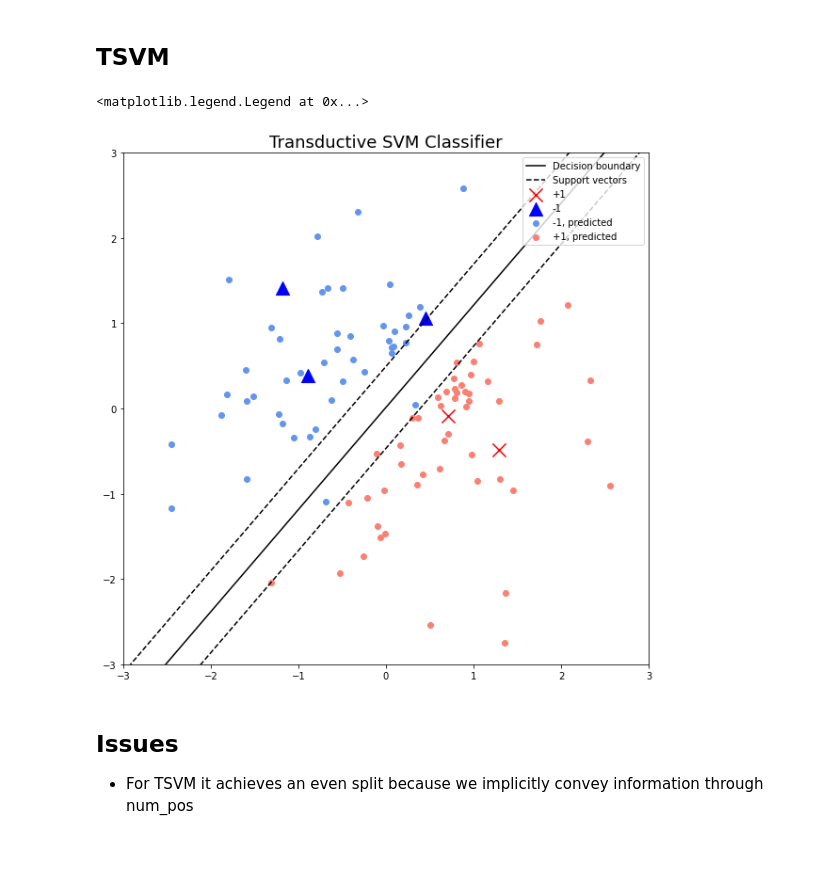
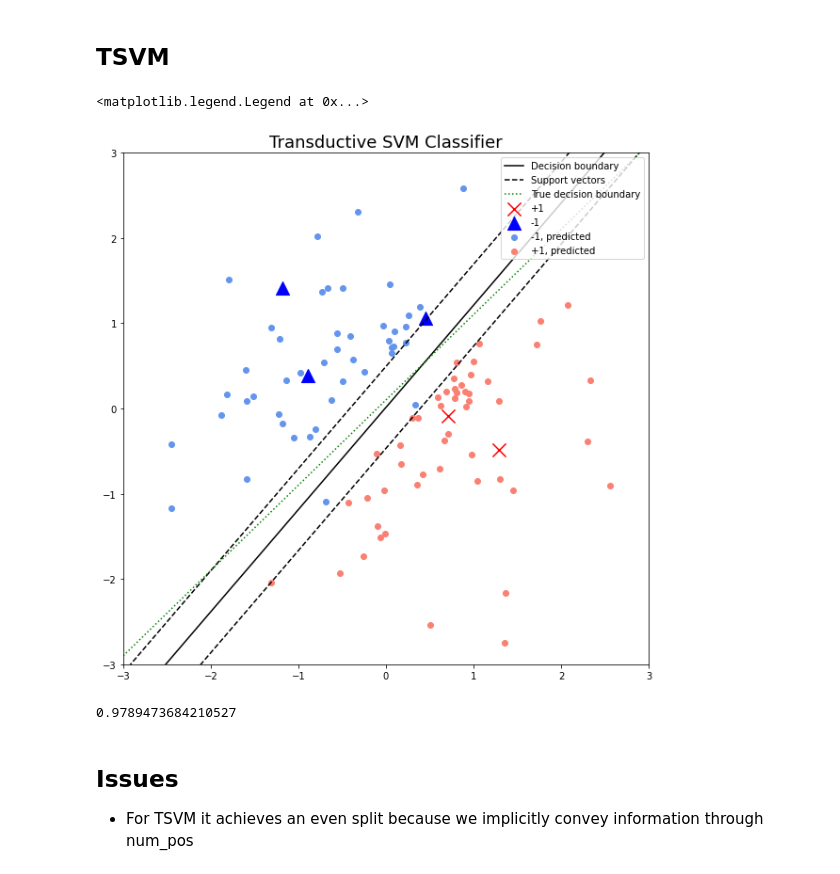
Before and after one commit to pikasean/ma4270, a Jupyter notebook: notebooks/TSVM.ipynb, the cells around one changed output. Saved outputs shown, nothing was run; the diff lists cells and outputs as text; code cells hidden in the pictures.

```diff
--- a/notebooks/TSVM.ipynb
+++ b/notebooks/TSVM.ipynb
@@ -170,33 +178,41 @@ while (C_star_neg < C_star) or (C_star_pos < C_star):
 # %%
 fig, ax = plt.subplots(figsize=(10,10))
 plt.xlim([-3,3])
 plt.ylim([-3,3])
 plt.title("Transductive SVM Classifier", fontsize = 18)
 for t, point in enumerate(x_train):
     if y_train[t] == 1:
         plt.scatter(point[0],point[1], color = "r", marker = "x", s=200, label = "+1" if y_train.index(1) == t else "")
     elif y_train[t] == -1:
         plt.scatter(point[0],point[1], color = "b", marker = "^", s=200, label = "-1" if y_train.index(-1) == t else "")
 for t, point in enumerate(x_test):
     if y_pred[t] == 1:
         plt.scatter(point[0],point[1], color = "salmon", marker = "o", label = "+1, predicted" if y_pred.index(1) == t else "")
     if y_pred[t] == -1:
         plt.scatter(point[0],point[1], color = "cornflowerblue", marker = "o", label = "-1, predicted" if y_pred.index(-1) == t else "")
 
 theta_hat = list(clf.coef_[0])
 theta0_hat = clf.intercept_[0]
 x1s = [i/100 for i in range(-300,300)]
 y1s = [-(x1*theta_hat[0]+theta0_hat)/theta_hat[1] for x1 in x1s]
 y2s = [(1-x1*theta_hat[0]-theta0_hat)/theta_hat[1] for x1 in x1s]
 y3s = [(-1-x1*theta_hat[0]-theta0_hat)/theta_hat[1] for x1 in x1s]
+y0s = [(-x1*theta[0]-theta0)/theta[1] for x1 in x1s]
 
 plt.plot(x1s, y1s, linestyle='-', color = 'k', label = "Decision boundary")
 plt.plot(x1s, y2s, linestyle='--', color = 'k', label = "Support vectors")
 plt.plot(x1s, y3s, linestyle='--', color = 'k')
+plt.plot(x1s, y0s, linestyle='dotted', color = 'g', label = "True decision boundary")
+
+#plt.quiver(0, 0, 1, 1)
 ax.legend(loc = "upper right")
 # %% [output]
 <matplotlib.legend.Legend at 0x...>
-[figure, old version]
+[figure, new version]
+# %%
+accuracy_score(y_test, y_pred)
+# %% [output]
+0.9789473684210527
 # %% [markdown]
 ## Issues
 - For TSVM it achieves an even split because we implicitly convey information through num_pos
```
Also changed, not shown: parts of 3 cells of this notebook.
